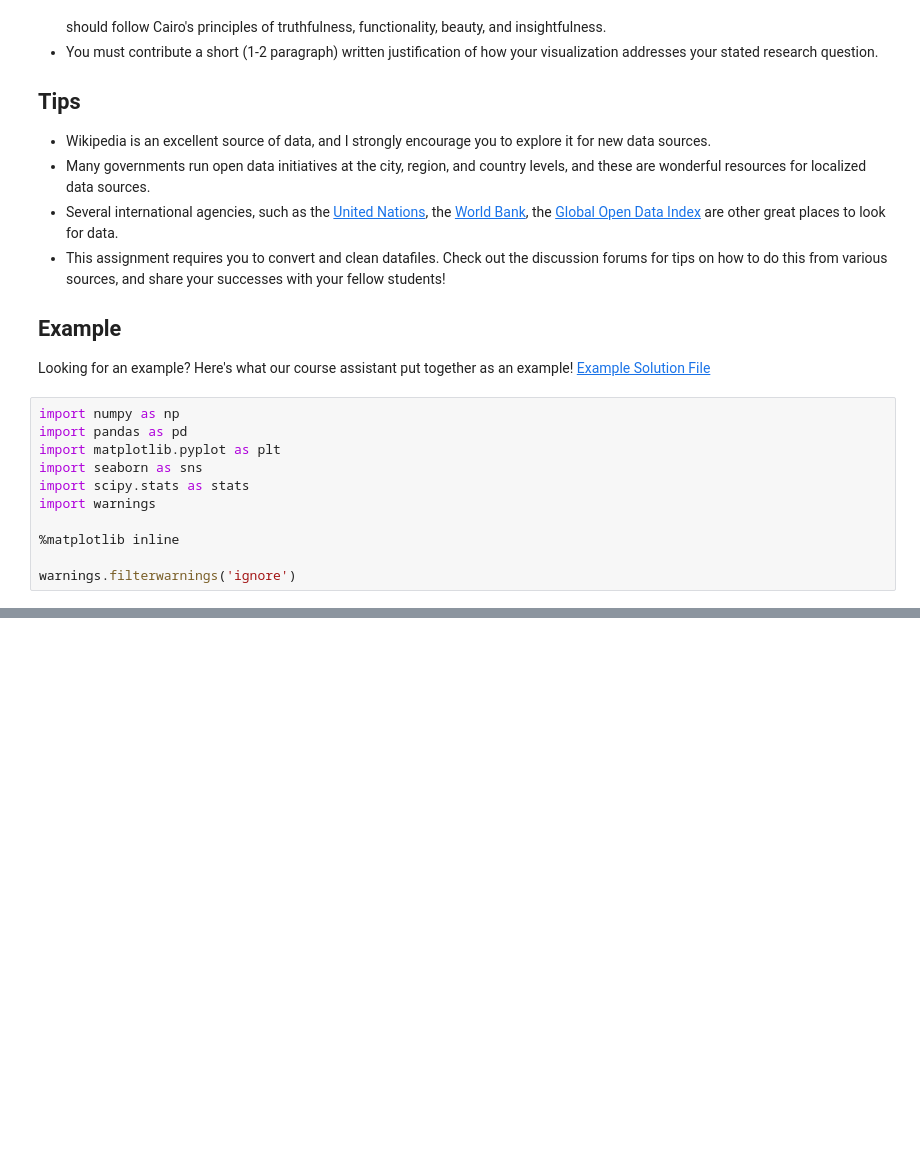
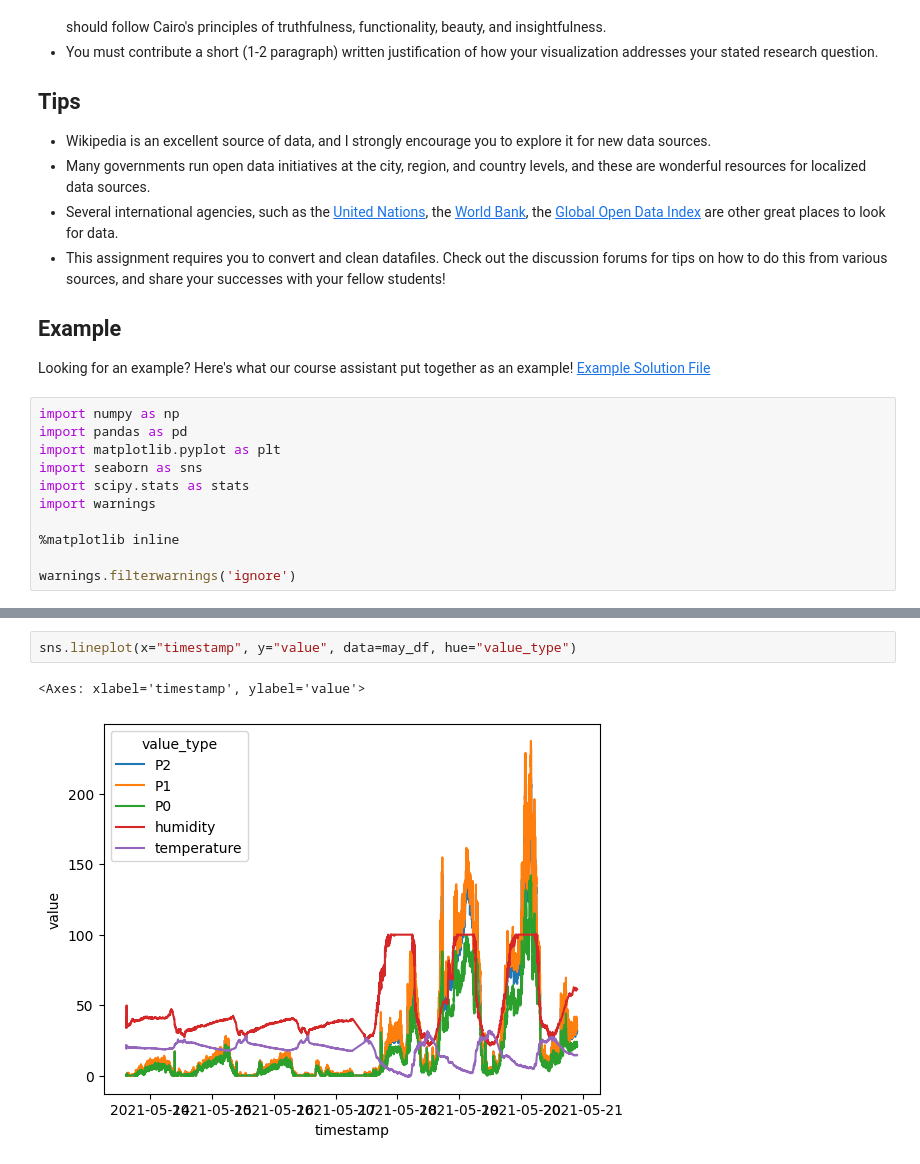
Before and after one commit to Abdoelabassi/Michigan-python-data-science, a Jupyter notebook: Applied-Plotting-Charting-Data_Representation/Week4/course2_assignment4/assignment4.ipynb, the cells around one changed output, grey strips where cells are left out. Cells and saved outputs as stored; diff of their text form; blank space fills up the shorter version.

```diff
--- a/Applied-Plotting-Charting-Data_Representation/Week4/course2_assignment4/assignment4.ipynb
+++ b/Applied-Plotting-Charting-Data_Representation/Week4/course2_assignment4/assignment4.ipynb
@@ -69,0 +129,5 @@ may_df.head()
+# %%
+sns.lineplot(x="timestamp", y="value", data=may_df, hue="value_type")
+# %% [output]
+<Axes: xlabel='timestamp', ylabel='value'>
+[figure, added]
```
Also changed, not shown: parts of 7 cells of this notebook, 16 other files.
